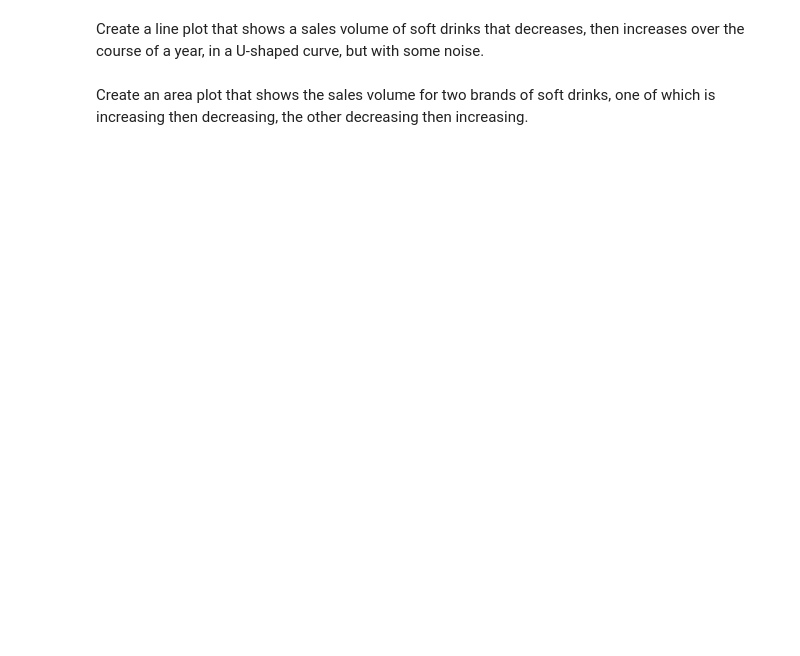
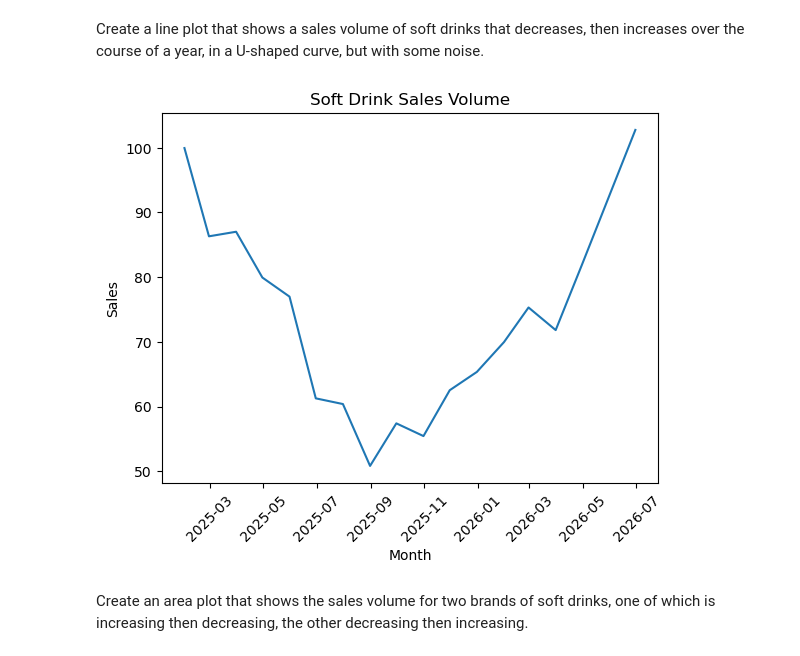
Before and after one commit to keshleem/dx699-summerai-homework5, a Jupyter notebook: Week5-concealed-answer.ipynb, the cells around one changed output. Saved outputs shown, nothing was run; the diff lists cells and outputs as text; code cells hidden in the pictures; blank space fills up the shorter version.

```diff
--- a/Week5-concealed-answer.ipynb
+++ b/Week5-concealed-answer.ipynb
@@ -205,4 +218,21 @@ FileNotFoundError: No such file or directory: 'histogram.png'
 # %% [markdown]
 Create a line plot that shows a sales volume of soft drinks that decreases, then increases over the course of a year, in a U-shaped curve, but with some noise.
+# %%
+import matplotlib.pyplot as plt
+numdates = 18
+datearray = pd.date_range(start='2025/01/01', periods=numdates, freq='ME')
+
+# U-shape: decrease then increase
+x = np.linspace(0, np.pi, numdates)
+sales = 100 - 40 * np.sin(x) + np.random.normal(scale=5, size=numdates)
+
+sns.lineplot(x=datearray, y=sales)
+plt.title('Soft Drink Sales Volume')
+plt.xlabel('Month')
+plt.ylabel('Sales')
+plt.xticks(rotation=45)
+plt.show()
+# %% [output]
+[figure, added]
 # %% [markdown]
 Create an area plot that shows the sales volume for two brands of soft drinks, one of which is increasing then decreasing, the other decreasing then increasing.
```
Also changed, not shown: parts of 4 cells of this notebook.
